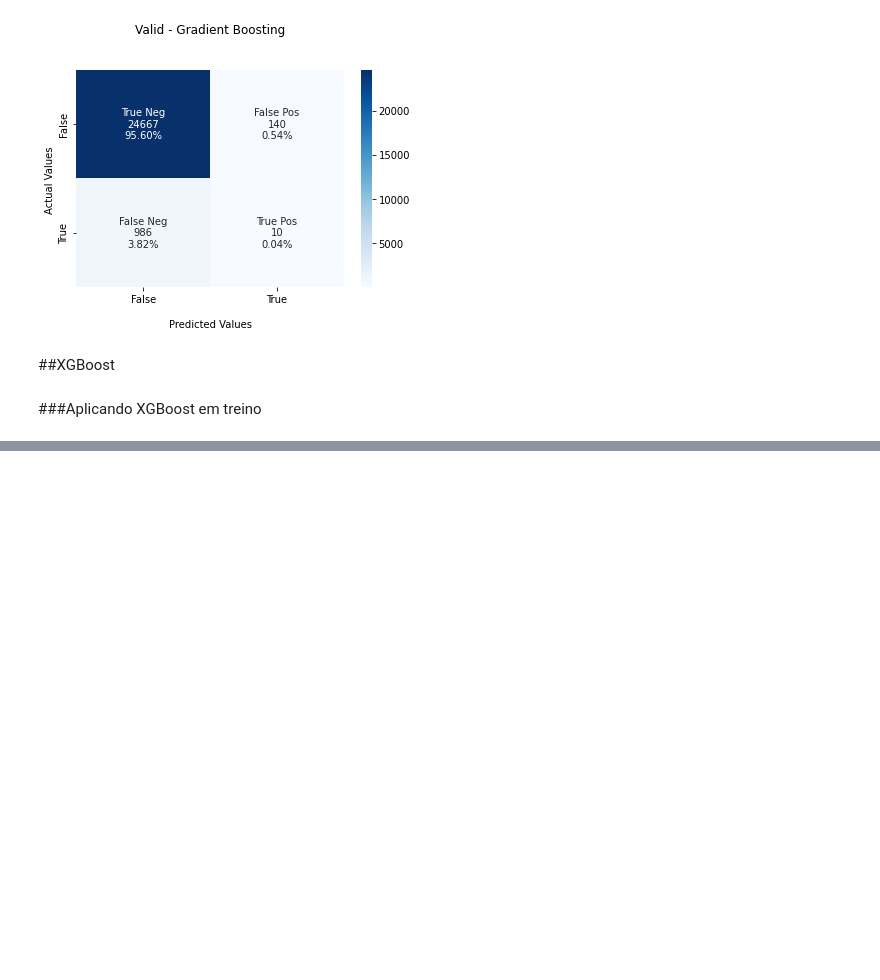
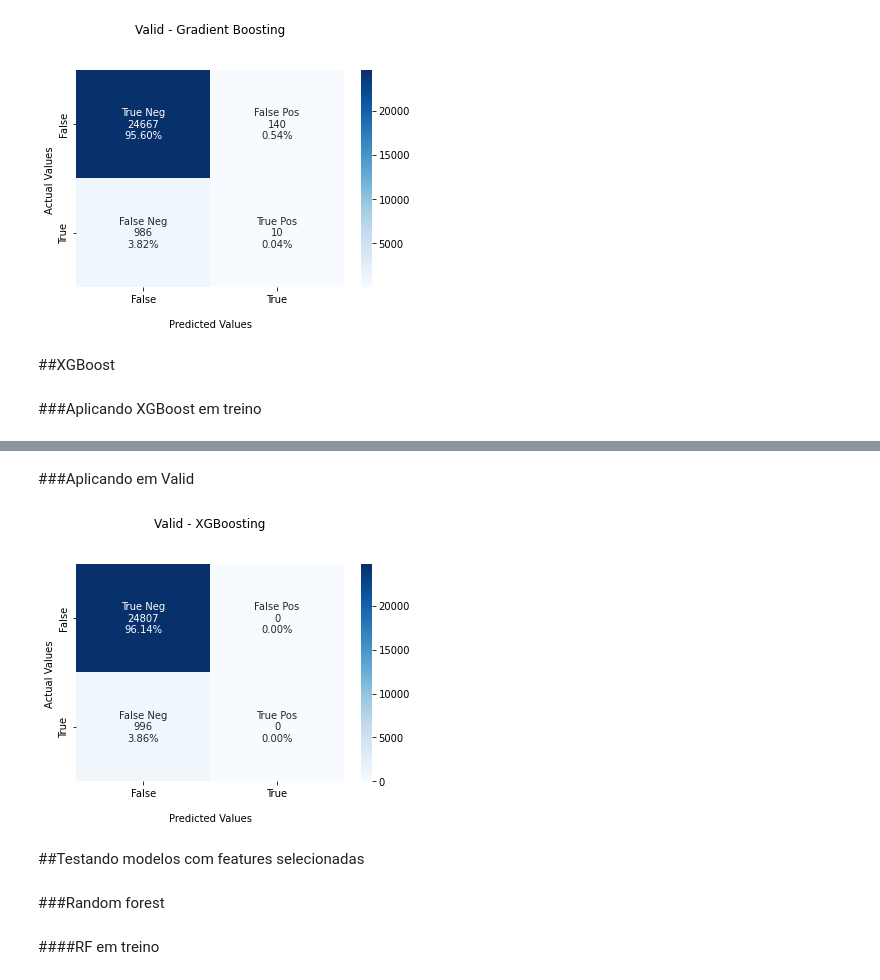
Before and after one commit to gbam-ds/FP-ML, a Jupyter notebook: Porto_Seguro.ipynb, the cells around one changed output, grey strips where cells are left out. Cells and saved outputs as stored; diff of their text form; code cells hidden in the pictures; blank space fills up the shorter version.

```diff
--- a/Porto_Seguro.ipynb
+++ b/Porto_Seguro.ipynb
@@ -1211,0 +1244,58 @@ ValueError: ignored
+# %% [markdown]
+###Aplicando em Valid
+# %%
+labels = valid.columns[1:]
+
+X = valid[labels]
+y = valid['target']
+
+X_train, X_test, y_train, y_test = train_test_split(X, y, test_size=0.3, random_state=1)
+# %%
+import xgboost as xgb
+
+xgb_c= xgb.XGBClassifier(n_estimators= 100, objective ='binary:logistic',
+                         learning_rate = 0.1, colsample_bytree = 0.3, alpha = 10)
+
+xgb_c.fit(X_train, y_train)
+y_pred = xgb_c.predict(X_test)
+# %%
+#Acurácia
+from sklearn.metrics import confusion_matrix
+
+#Confusion matrix
+cm = confusion_matrix(y_true=y_test, y_pred=y_pred)
+
+group_names = ['True Neg','False Pos','False Neg','True Pos']
+
+group_counts = ["{0:0.0f}".format(value) for value in
+                cm.flatten()]
+
+group_percentages = ["{0:.2%}".format(value) for value in
+                     cm.flatten()/np.sum(cm)]
+
+labels = [f"{v1}\n{v2}\n{v3}" for v1, v2, v3 in
+          zip(group_names,group_counts,group_percentages)]
+
+labels = np.asarray(labels).reshape(2,2)
+
+ax = sns.heatmap(cm, annot=labels, fmt='', cmap='Blues')
+
+ax.set_title('Valid - XGBoosting\n\n');
+ax.set_xlabel('\nPredicted Values')
+ax.set_ylabel('Actual Values ');
+
+## Ticket labels - List must be in alphabetical order
+ax.xaxis.set_ticklabels(['False','True'])
+ax.yaxis.set_ticklabels(['False','True'])
+
+## Display the visualization of the Confusion Matrix.
+
+plt.show()
+# %% [output]
+[figure, added]
+# %% [markdown]
+##Testando modelos com features selecionadas
+# %% [markdown]
+###Random forest
+# %% [markdown]
+####RF em treino
```
Also changed, not shown: parts of 24 cells of this notebook.
